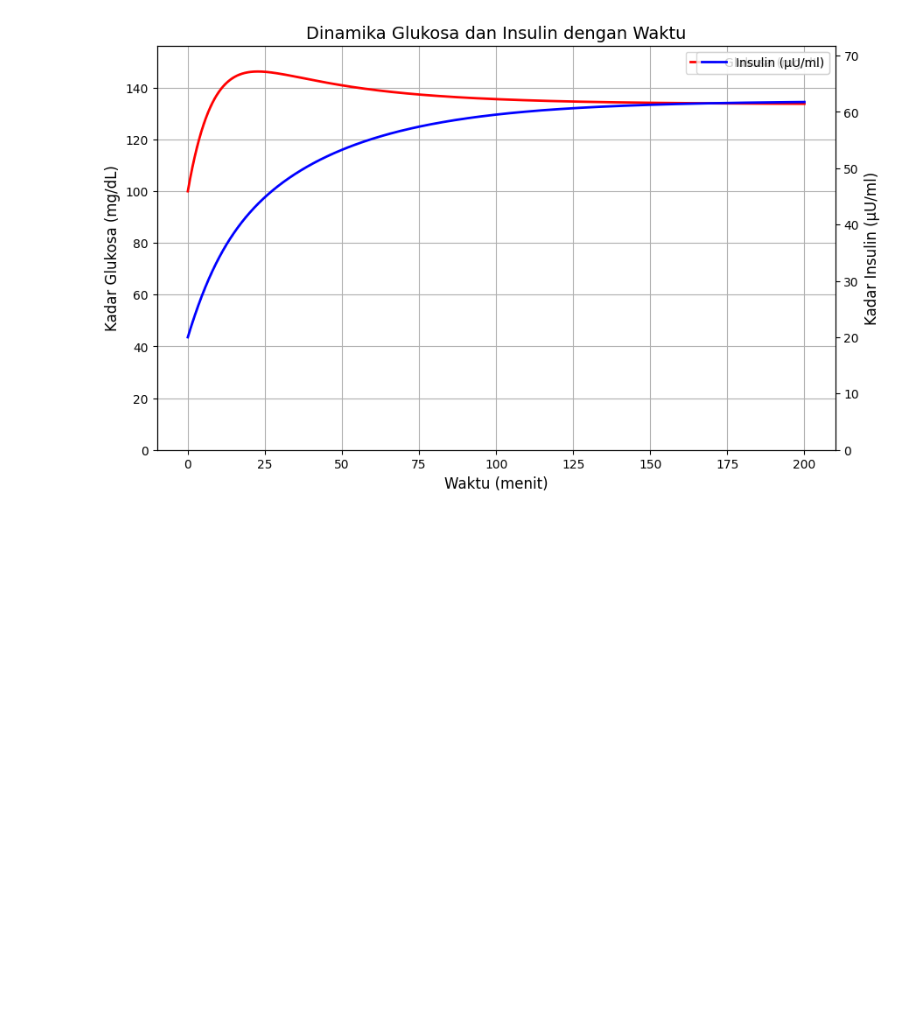
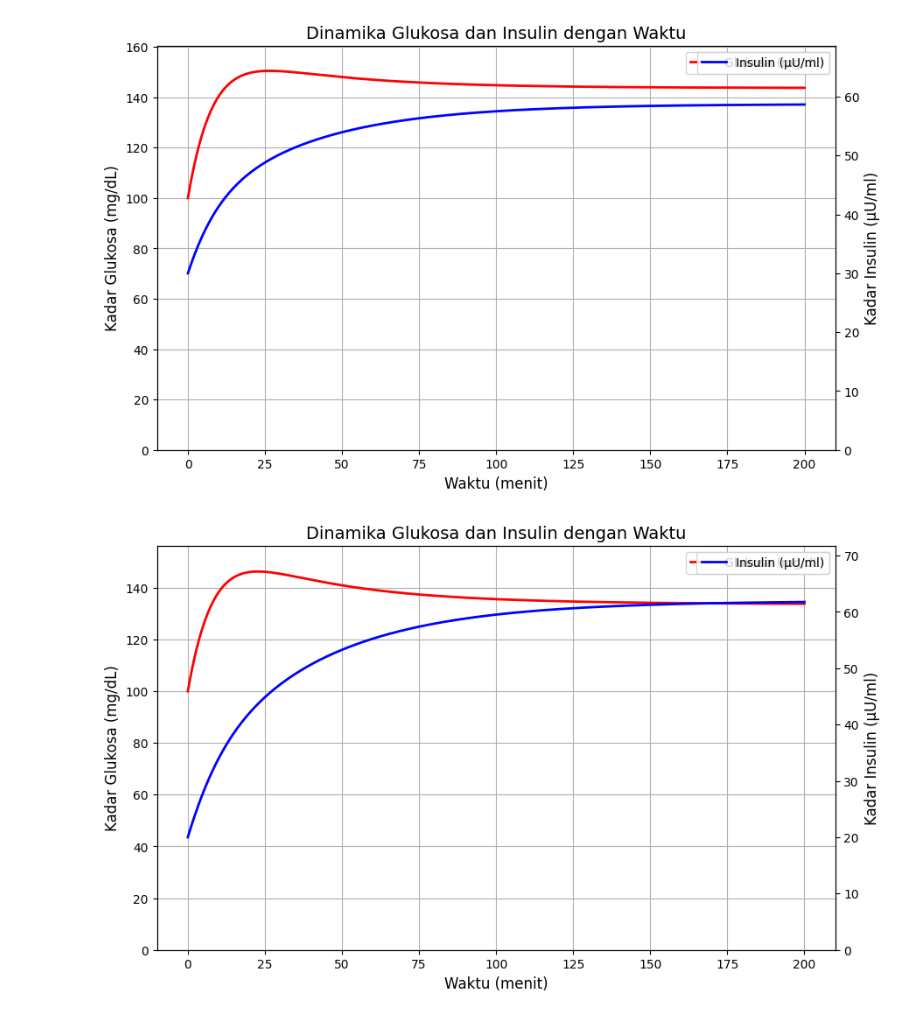
Before and after one commit to dayudyah20/Belajar-Coursera, a Jupyter notebook: Untitled9.ipynb, the cells around one changed output. Cells and saved outputs as stored; diff of their text form; code cells hidden in the pictures; blank space fills up the shorter version.

```diff
--- a/Untitled9.ipynb
+++ b/Untitled9.ipynb
@@ -3,3 +297,72 @@
+# %%
+import numpy as np
+import matplotlib.pyplot as plt
+
+# Definisi sistem persamaan glukosa dan insulin
+def glucose_insulin_system(z, t, alpha, gamma, theta, sigma, beta, epsilon):
+    G, I = z
+    dGdt = alpha - gamma * G - theta * G * I  # Perubahan kadar glukosa (mg/dL/min)
+    dIdt = sigma * I / (1 + epsilon * I) - beta * I * G  # Perubahan kadar insulin (μU/ml/min)
+    return np.array([dGdt, dIdt])
+
+# Metode Runge-Kutta orde 4 untuk menyelesaikan sistem persamaan diferensial
+def runge_kutta_4(f, z0, t, params):
+    n = len(t)
+    z = np.zeros((n, len(z0)))
+    z[0] = z0
+    for i in range(1, n):
+        h = t[i] - t[i-1]
+        k1 = f(z[i-1], t[i-1], *params)
+        k2 = f(z[i-1] + 0.5*h*k1, t[i-1] + 0.5*h, *params)
+        k3 = f(z[i-1] + 0.5*h*k2, t[i-1] + 0.5*h, *params)
+        k4 = f(z[i-1] + h*k3, t[i-1] + h, *params)
+        z[i] = z[i-1] + (h/6) * (k1 + 2*k2 + 2*k3 + k4)
+    return z
+
+# Parameter
+alpha = 18     # penerimaan glukosa #18
+gamma = 0.09   #  penggunaan glukosa tanpa insulin #0.09
+theta = 0.0006 # penggunaan glukosa bergantung insulin at #0.0006
+sigma = 2.5   # Efektivitas insulin #2.5
+beta = 0.0003  # clearance insulin #0.0003
+epsilon = 0.97 # efek saturasi #0,99
+
+# Rentang waktu simulasi
+t = np.linspace(0, 200, 3000)  # Hingga 200 menit
+
+# Kondisi awal: Glukosa dimulai dari 190 mg/dL
+z0 = np.array([100.0, 30.0])  # Glukosa awal = 190 mg/dL, Insulin awal = 20 μU/ml
+
+# Simulasi ulang dengan parameter yang memastikan glukosa turun dari 190 ke 150
+params = (alpha, gamma, theta, sigma, beta, epsilon)
+solution = runge_kutta_4(glucose_insulin_system, z0, t, params)
+
+# Pisahkan hasil untuk glukosa dan insulin
+glucose = solution[:, 0]
+insulin = solution[:, 1]
+
+# Plot grafik Glukosa dan Insulin
+fig, ax1 = plt.subplots(figsize=(10, 6))
+
+# Plot glukosa pada sumbu y kiri
+ax1.plot(t, glucose, label='Glukosa (mg/dL)', color='red', linewidth=2)
+ax1.set_xlabel('Waktu (menit)', fontsize=12)
+ax1.set_ylabel('Kadar Glukosa (mg/dL)', fontsize=12)
+ax1.set_ylim(0, max(glucose) + 10)  # Menyesuaikan skala agar terlihat jelas
+ax1.legend(fontsize=10)
+ax1.grid(True)
+
+# Buat sumbu y kanan untuk insulin
+ax2 = ax1.twinx()
+ax2.plot(t, insulin, label='Insulin (μU/ml)', color='blue', linewidth=2)
+ax2.set_ylabel('Kadar Insulin (μU/ml)', fontsize=12)
+ax2.set_ylim(0, max(insulin) + 10)  # Memastikan grafik tidak terpotong
+ax2.legend(fontsize=10)
+
+plt.title('Dinamika Glukosa dan Insulin dengan Waktu', fontsize=14)
+plt.show()
+# %% [output]
+[figure, added]
 # %%
 import numpy as np
 import matplotlib.pyplot as plt
```
Also changed, not shown: parts of 15 cells of this notebook.
